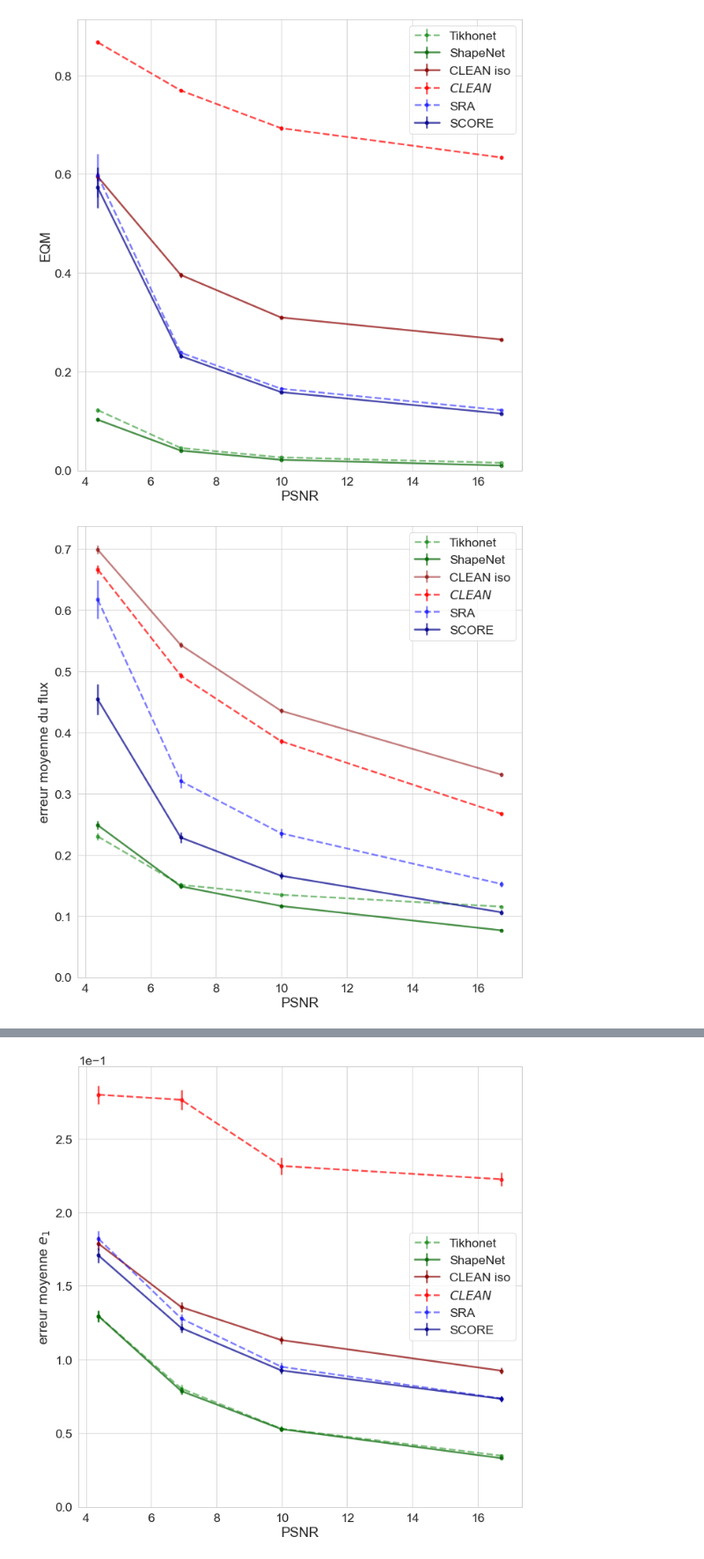
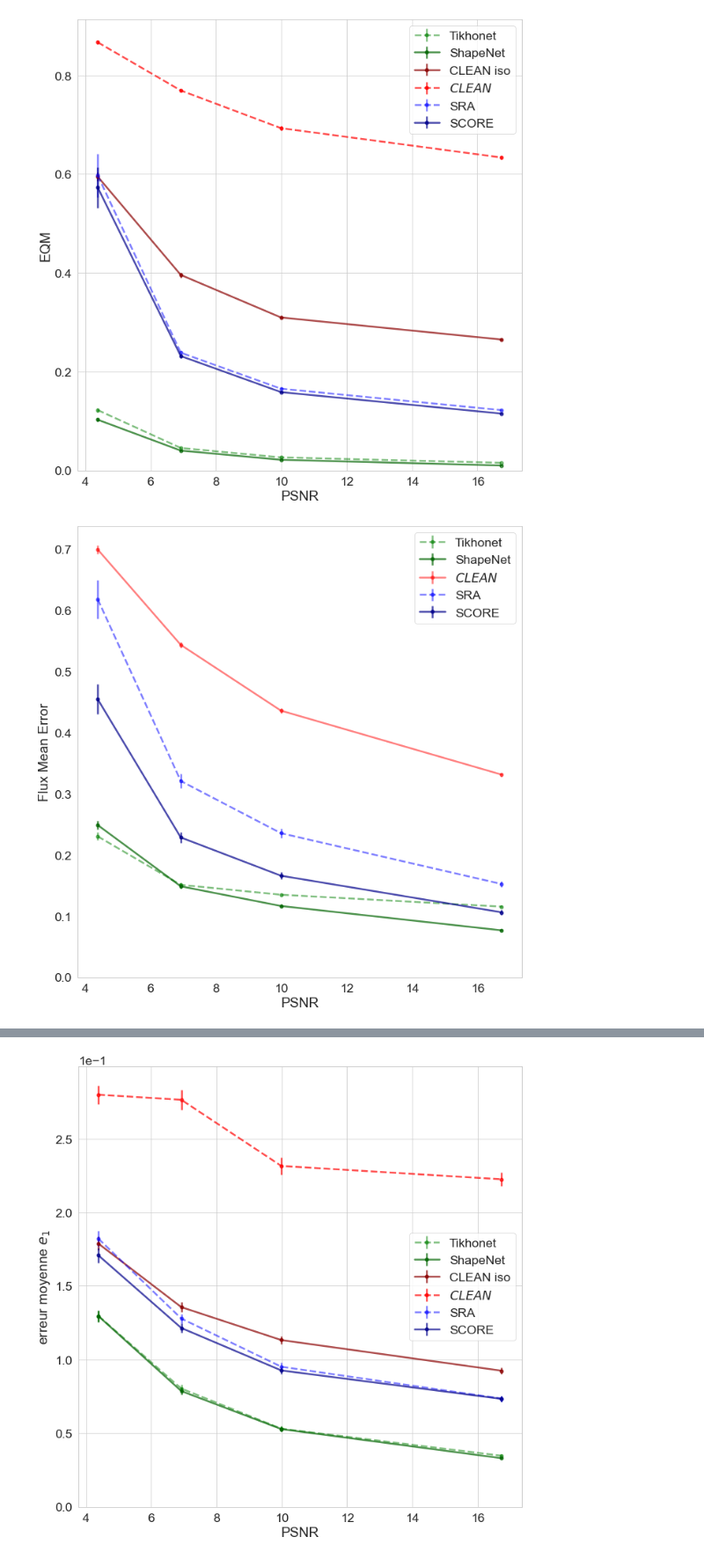
Before and after one commit to CosmoStat/ShapeDeconv, a Jupyter notebook: results/MeerKat3600/make_plots.ipynb, the cells around one changed output, grey strips where cells are left out. Shown at 88% size. Cells and saved outputs as stored; diff of their text form; code cells hidden in the pictures.

```diff
--- a/results/MeerKat3600/make_plots.ipynb
+++ b/results/MeerKat3600/make_plots.ipynb
@@ -470,23 +469,24 @@ plt.savefig('./meerkat_mse.pdf')
 # %%
 plt.figure(figsize=(10,10))
 plt.errorbar(bins,flux_mean_g0,flux_std_g0/sqrt_num_gal,linestyle='--', marker='o',color=color_g0,label=label_g0,alpha=0.5)
 plt.errorbar(bins,flux_mean_g05,flux_std_g05/sqrt_num_gal,linestyle='-', marker='o',color=color_g05,label=label_g05,alpha=0.7)
-plt.errorbar(bins,flux_mean_cl_iso,flux_std_cl/sqrt_num_gal,linestyle='-', marker='o',color=color_cl_iso,label=label_cl_iso,alpha=0.5)
-plt.errorbar(bins,flux_mean_cl,flux_std_cl_iso/sqrt_num_gal,linestyle='--', marker='o',color=color_cl,label=label_cl,alpha=0.7)
+plt.errorbar(bins,flux_mean_cl_iso,flux_std_cl_iso/sqrt_num_gal,linestyle='-', marker='o',color=color_cl,label=label_cl,alpha=0.5)
+# plt.errorbar(bins,flux_mean_cl,flux_std_cl/sqrt_num_gal,linestyle='-', marker='o',color=color_cl,label=label_cl,alpha=0.7)
 plt.errorbar(bins,flux_mean_s0,flux_std_s0/sqrt_num_gal,linestyle='--', marker='o',color=color_s0,label=label_s0,alpha=0.5)
 plt.errorbar(bins,flux_mean_s2,flux_std_s2/sqrt_num_gal,linestyle='-', marker='o',color=color_s2,label=label_s2,alpha=0.7)
 # plt.semilogy(bins,flux_mean_g0,linestyle='-', marker='o',color=color_g0,label=label_g0,alpha=0.5)
 # plt.semilogy(bins,flux_mean_g05,linestyle='-', marker='o',color=color_g05,label=label_g05,alpha=0.7)
 # plt.semilogy(bins,flux_mean_cl_iso,linestyle='-', marker='o',color=color_cl_iso,label=label_cl_iso,alpha=0.5)
 # plt.semilogy(bins,flux_mean_cl,linestyle='-', marker='o',color=color_cl,label=label_cl,alpha=0.7)
 plt.ylim(bottom=0)
 #plt.ticklabel_format(axis='y', style='sci',scilimits=(0,0))
 plt.xlabel(r'PSNR')
-plt.ylabel(r'erreur moyenne du flux')
+plt.ylabel(r'Flux Mean Error')
 # plt.title(r'Relative flux vs SNR')
 plt.legend()
+plt.grid(False)
 plt.tight_layout()
 # plt.show()
 plt.savefig('./meerkat_flux.pdf')
 # %% [output]
-[figure, old version]
+[figure, new version]
```
Also changed, not shown: parts of 2 cells of this notebook, 2 other files.
